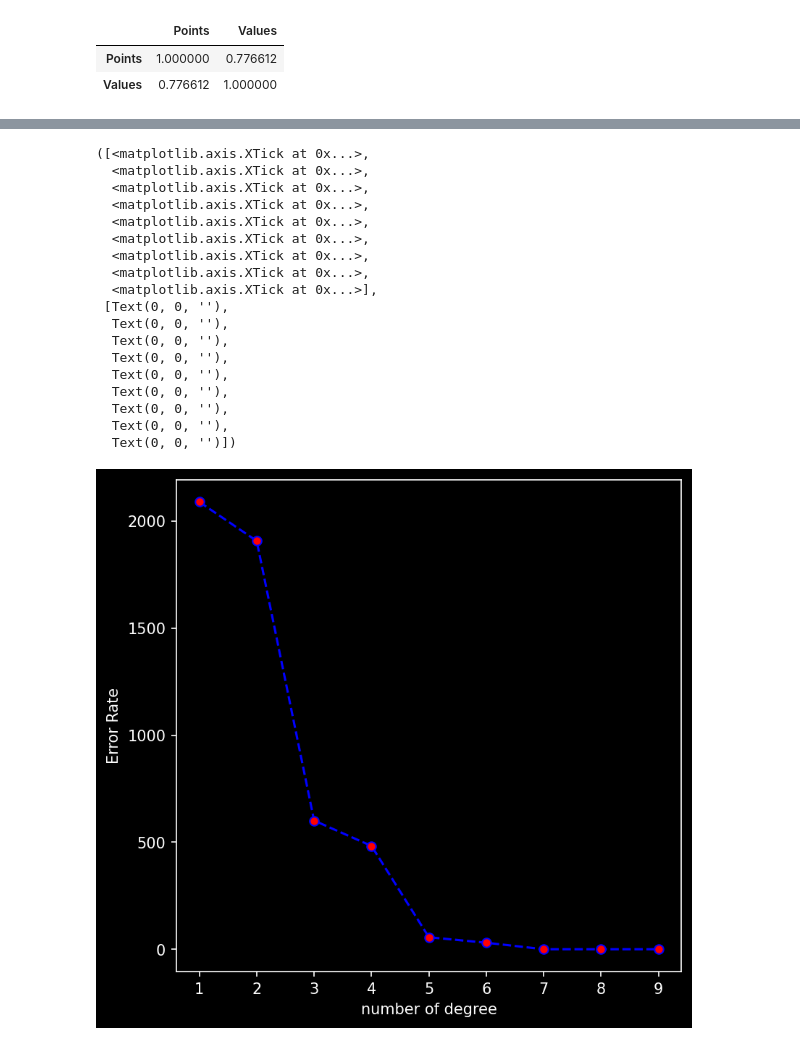
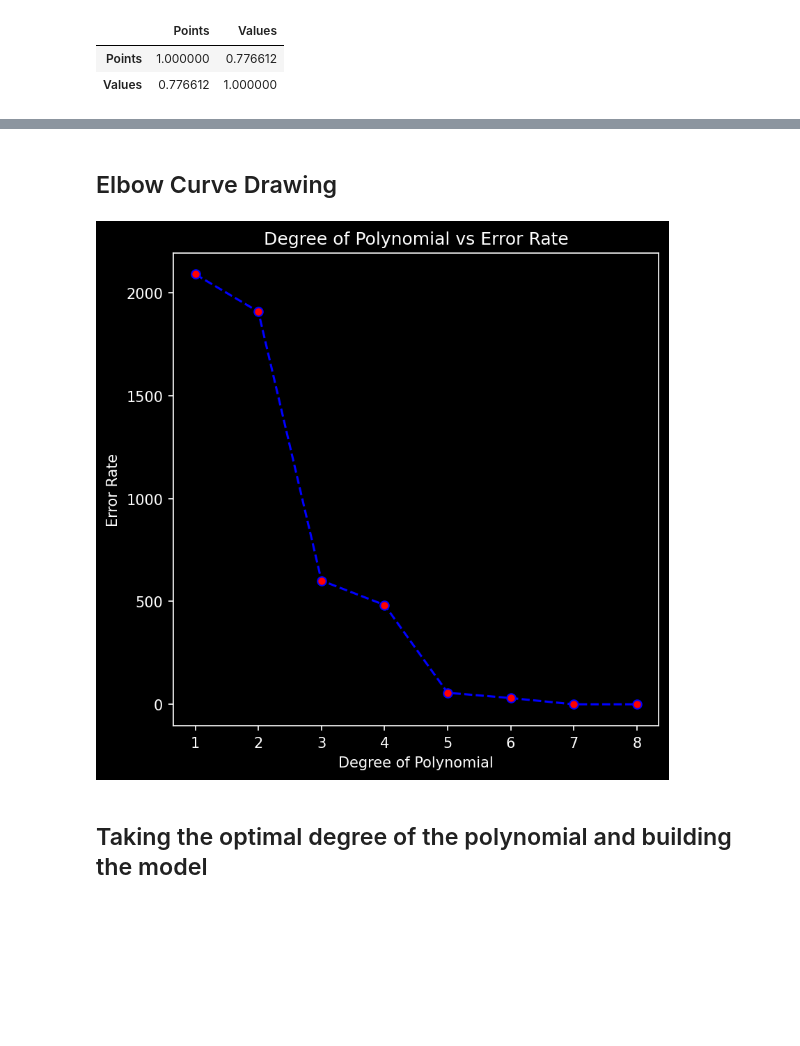
Before and after one commit to debjitpal5040/ML_Algorithms, a Jupyter notebook: Machine Learning/Supervised Learning/Regression/Polynomial Regression/Polynomial Regression.ipynb, the cells around one changed output, grey strips where cells are left out. Drawn from its saved outputs; the diff is of its cells as text; code cells hidden in the pictures; blank space fills up the shorter version.

```diff
--- a/Machine Learning/Supervised Learning/Regression/Polynomial Regression/Polynomial Regression.ipynb
+++ b/Machine Learning/Supervised Learning/Regression/Polynomial Regression/Polynomial Regression.ipynb
@@ -74 +98,25 @@ plt.savefig("Images/Years_Experience_vs_Salary.png",bbox_inches='tight')
+# %% [markdown]
+## Elbow Curve Drawing
+# %%
+rmse=[]
+for i in range(1, 9):
+    poly_reg = PolynomialFeatures(degree=i)
+    x_poly= poly_reg.fit_transform(X)
+    lin_reg= LinearRegression()
+    lin_reg.fit(x_poly, y)
+    y_pred= lin_reg.predict(x_poly)
+    rmse.append(mean_squared_error(y, y_pred, squared=False))
+plt.figure(figsize=(6, 6), dpi=150)
+plt.style.use('dark_background')
+plt.plot(range(1,9),rmse,linestyle='dashed',color='blue',marker='o',markerfacecolor='red')
+plt.xticks(np.arange(1, 9, 1))
+plt.yticks(np.arange(0,2500,500))
+plt.xlabel('Degree of Polynomial')
+plt.ylabel('Error Rate')
+plt.title('Degree of Polynomial vs Error Rate')
+plt.savefig("Images/Degree_of_Polynomial_vs_Error_Rate.png",bbox_inches='tight')
+# %% [output]
+[figure, added]
+# %% [markdown]
+## Taking the optimal degree of the polynomial and building the model
 # %%
@@ -83,27 +127,0 @@ for i in range(1, 10):
-# %%
-plt.figure(figsize=(6, 6), dpi=150)
-plt.style.use('dark_background')
-plt.plot(range(1,10),rmse,linestyle='dashed',color='blue',marker='o',markerfacecolor='red')
-plt.xlabel('number of degree')
-plt.ylabel('Error Rate')
-plt.xticks(range(1,10))
-# %% [output]
-([<matplotlib.axis.XTick at 0x...>,
-  <matplotlib.axis.XTick at 0x...>,
-  <matplotlib.axis.XTick at 0x...>,
-  <matplotlib.axis.XTick at 0x...>,
-  <matplotlib.axis.XTick at 0x...>,
-  <matplotlib.axis.XTick at 0x...>,
-  <matplotlib.axis.XTick at 0x...>,
-  <matplotlib.axis.XTick at 0x...>,
-  <matplotlib.axis.XTick at 0x...>],
- [Text(0, 0, ''),
-  Text(0, 0, ''),
-  Text(0, 0, ''),
-  Text(0, 0, ''),
-  Text(0, 0, ''),
-  Text(0, 0, ''),
-  Text(0, 0, ''),
-  Text(0, 0, ''),
-  Text(0, 0, '')])
-[figure, removed]
```
Also changed, not shown: parts of 26 cells of this notebook, 13 other files.
